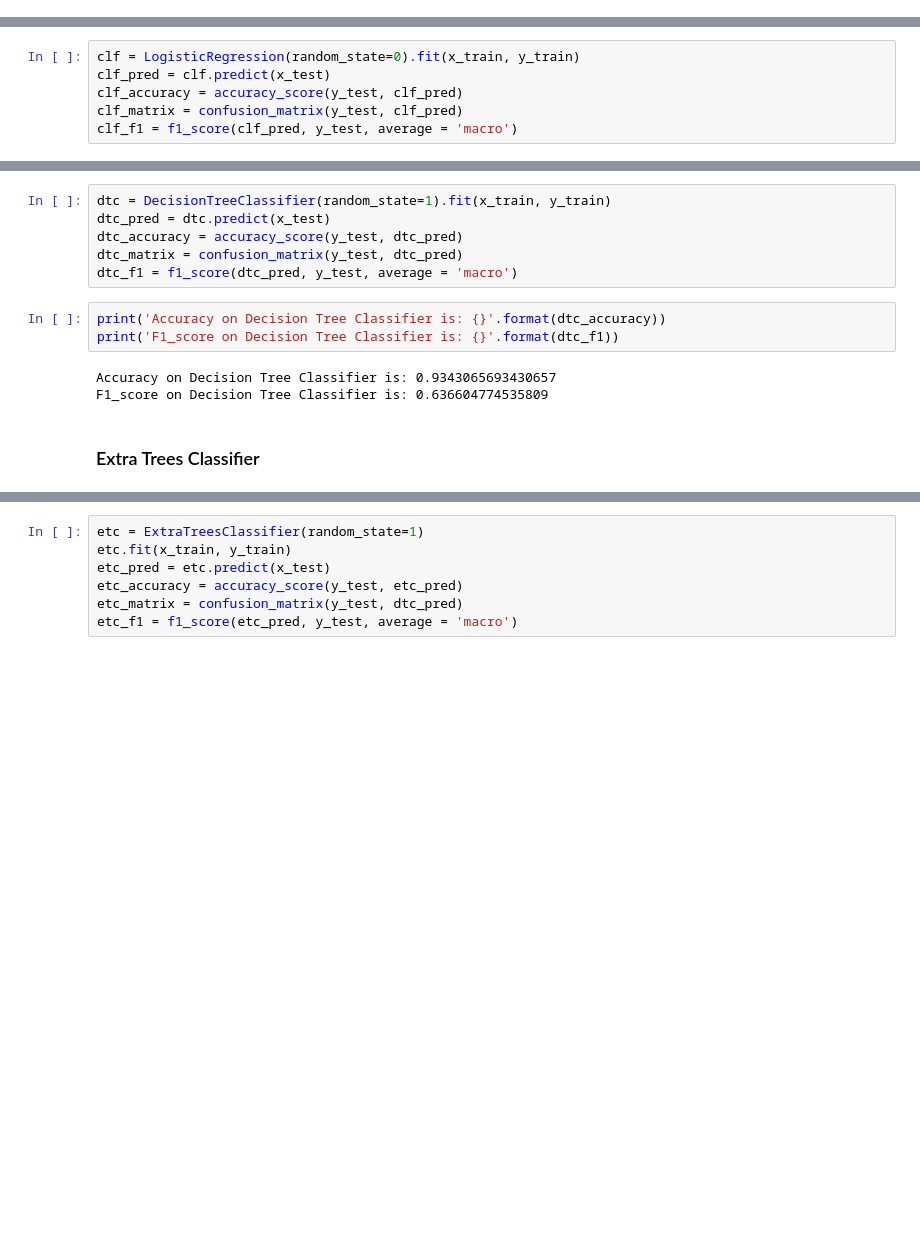
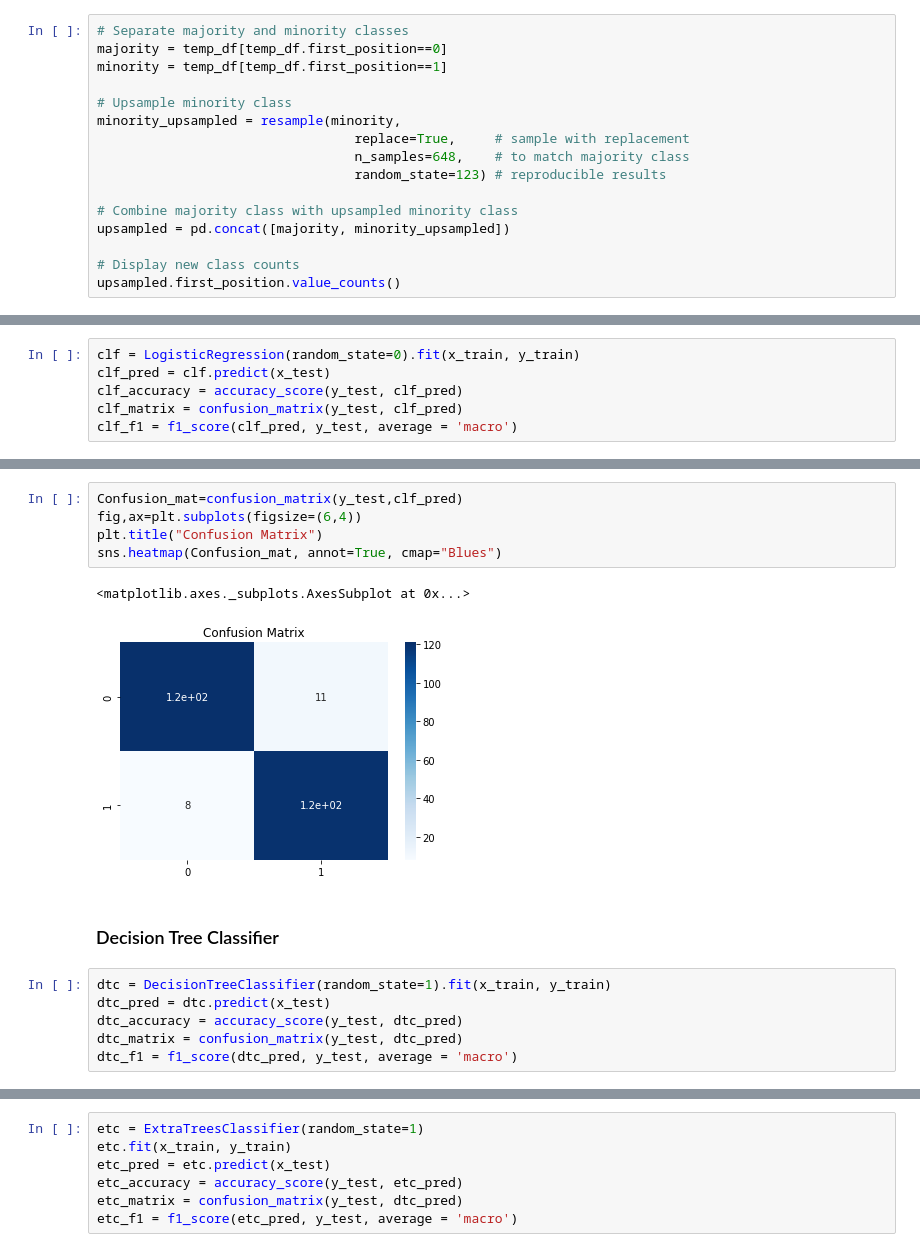
Before and after one commit to nafsahmad/Expected-Goals-and-Other-Metrics, a Jupyter notebook: Modeling.ipynb, the cells around one changed output, grey strips where cells are left out. Drawn from its saved outputs; the diff is of its cells as text; blank space fills up the shorter version.

```diff
--- a/Modeling.ipynb
+++ b/Modeling.ipynb
@@ -65,0 +81,16 @@ y = temp_df['first_position']
+# %%
+# Separate majority and minority classes
+majority = temp_df[temp_df.first_position==0]
+minority = temp_df[temp_df.first_position==1]
+
+# Upsample minority class
+minority_upsampled = resample(minority,
+                                 replace=True,     # sample with replacement
+                                 n_samples=648,    # to match majority class
+                                 random_state=123) # reproducible results
+
+# Combine majority class with upsampled minority class
+upsampled = pd.concat([majority, minority_upsampled])
+
+# Display new class counts
+upsampled.first_position.value_counts()
@@ -89,14 +145,16 @@ F1_score on Logistic Regression is: 0.8579329415831316
+# %%
+Confusion_mat=confusion_matrix(y_test,clf_pred)
+fig,ax=plt.subplots(figsize=(6,4))
+plt.title("Confusion Matrix")
+sns.heatmap(Confusion_mat, annot=True, cmap="Blues")
+# %% [output]
+<matplotlib.axes._subplots.AxesSubplot at 0x...>
+[figure, added]
+# %% [markdown]
+### Decision Tree Classifier
 # %%
 dtc = DecisionTreeClassifier(random_state=1).fit(x_train, y_train)
 dtc_pred = dtc.predict(x_test)
 dtc_accuracy = accuracy_score(y_test, dtc_pred)
 dtc_matrix = confusion_matrix(y_test, dtc_pred)
 dtc_f1 = f1_score(dtc_pred, y_test, average = 'macro')
-# %%
-print('Accuracy on Decision Tree Classifier is: {}'.format(dtc_accuracy))
-print('F1_score on Decision Tree Classifier is: {}'.format(dtc_f1))
-# %% [output]
-Accuracy on Decision Tree Classifier is: 0.9343065693430657
-F1_score on Decision Tree Classifier is: 0.636604774535809
-# %% [markdown]
-### Extra Trees Classifier
```
Also changed, not shown: parts of 52 cells of this notebook.
